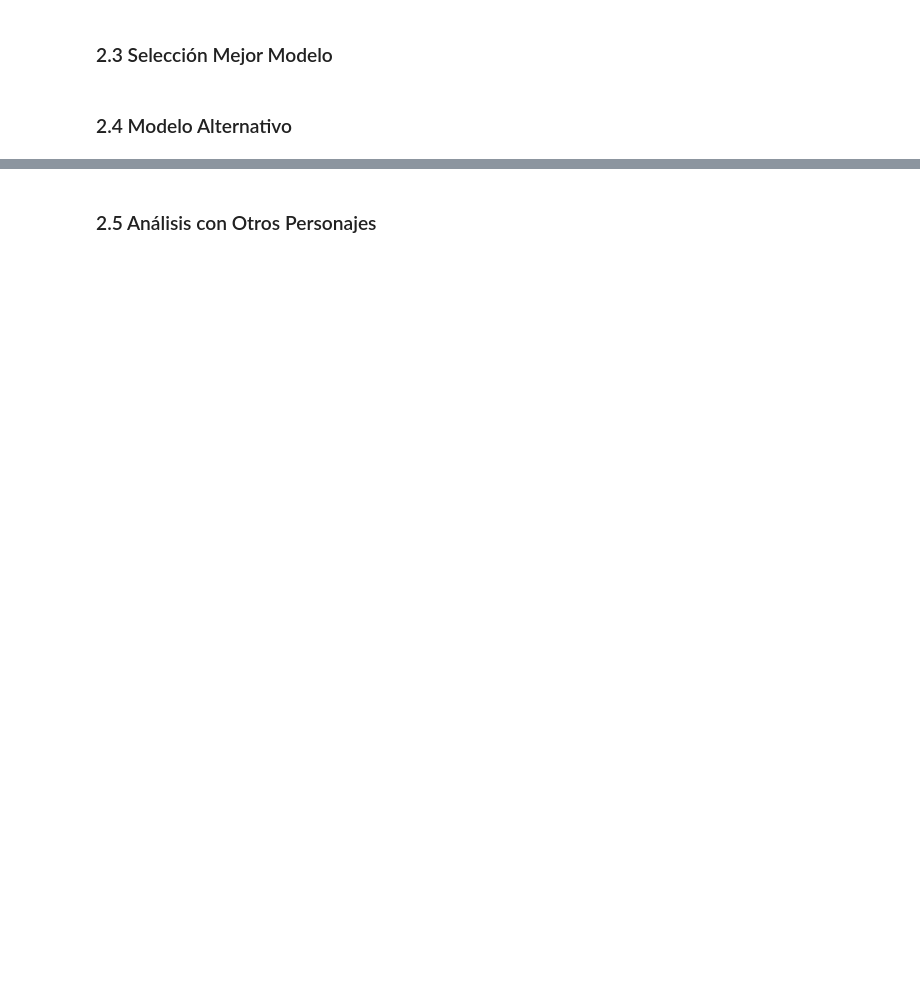
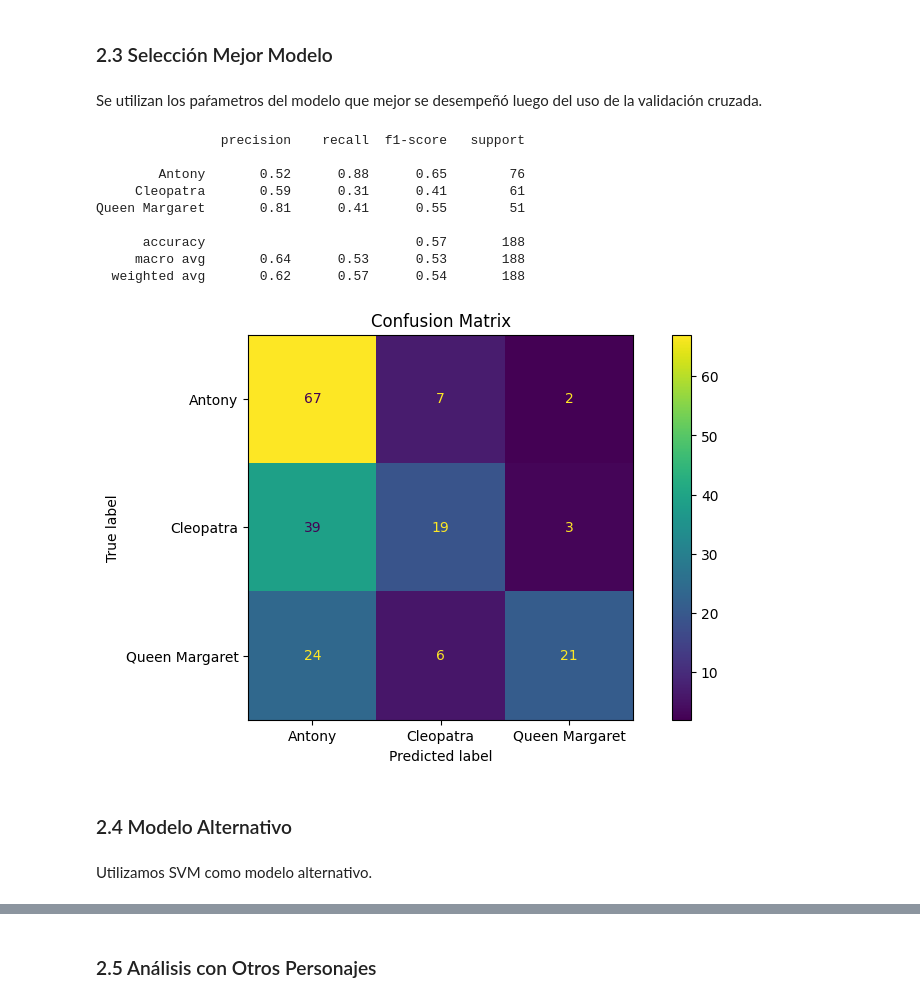
Before and after one commit to efviodo/mcdaa-intro-cd, a Jupyter notebook: Tarea2/laboratorio_2.ipynb, the cells around one changed output, grey strips where cells are left out. Saved outputs shown, nothing was run; the diff lists cells and outputs as text; code cells hidden in the pictures; blank space fills up the shorter version.

```diff
--- a/Tarea2/laboratorio_2.ipynb
+++ b/Tarea2/laboratorio_2.ipynb
@@ -1020,0 +1039,14 @@ ToDo
+# %%
+from spacy.lang.en import stop_words
+
+spacy_stopwords = stop_words.STOP_WORDS  # Agrego spacy stopwords
+print(f"spacy stopwords: {len(spacy_stopwords)}")
+
+# Contracciones como 's, 'll, 'd podemos reemplazarlas como "would/will/is" pero luego las eliminariamos como stopwords.
+custom_stopwords = set(
+    ["thy", "thou", "let", "d", "s", "m", "ve", "re", "ll", "t"]
+)  # Agrego stopwords de Shakespeare
+print(f"Custom stopwords: {len(custom_stopwords)}")
+
+stopwords_list = list(spacy_stopwords.union(custom_stopwords))
+print(f"Total stopwords: {len(stopwords_list)}")
@@ -1023,4 +1206,42 @@ ToDo
 # %% [markdown]
 ### 2.3 Selección Mejor Modelo <a name="best-model-selection"></a>
+# %% [markdown]
+Se utilizan los paŕametros del modelo que mejor se desempeñó luego del uso de la validación cruzada.
+# %%
+
+count_vect = CountVectorizer(stop_words=stopwords_list, ngram_range=(1,1))
+tf_idf = TfidfTransformer(use_idf=True)
+
+X_train_counts = count_vect.fit_transform(X_train)
+X_train_tf = tf_idf.fit_transform(X_train_counts)
+
+bayes_clf = MultinomialNB().fit(X_train_tf, y_train)
+
+X_test_counts = count_vect.transform(X_test)
+X_test_tfidf = tf_idf.transform(X_test_counts)
+y_test_pred =  bayes_clf.predict(X_test_tfidf)
+
+print(classification_report(y_test, y_test_pred))
+
+fig, ax = plt.subplots(figsize=(10, 5))
+ConfusionMatrixDisplay.from_predictions(y_test, y_test_pred, ax=ax)
+ax.xaxis.set_ticklabels(characters)
+ax.yaxis.set_ticklabels(characters)
+_ = ax.set_title(
+    f"Confusion Matrix"
+)
+# %% [output]
+                precision    recall  f1-score   support
+
+        Antony       0.52      0.88      0.65        76
+     Cleopatra       0.59      0.31      0.41        61
+Queen Margaret       0.81      0.41      0.55        51
+
+      accuracy                           0.57       188
+     macro avg       0.64      0.53      0.53       188
+  weighted avg       0.62      0.57      0.54       188
+[figure, added]
 # %% [markdown]
 ### 2.4 Modelo Alternativo <a name="alternative-model"></a>
+# %% [markdown]
+Utilizamos SVM como modelo alternativo.
```
Also changed, not shown: parts of 33 cells of this notebook, 1 other file.
